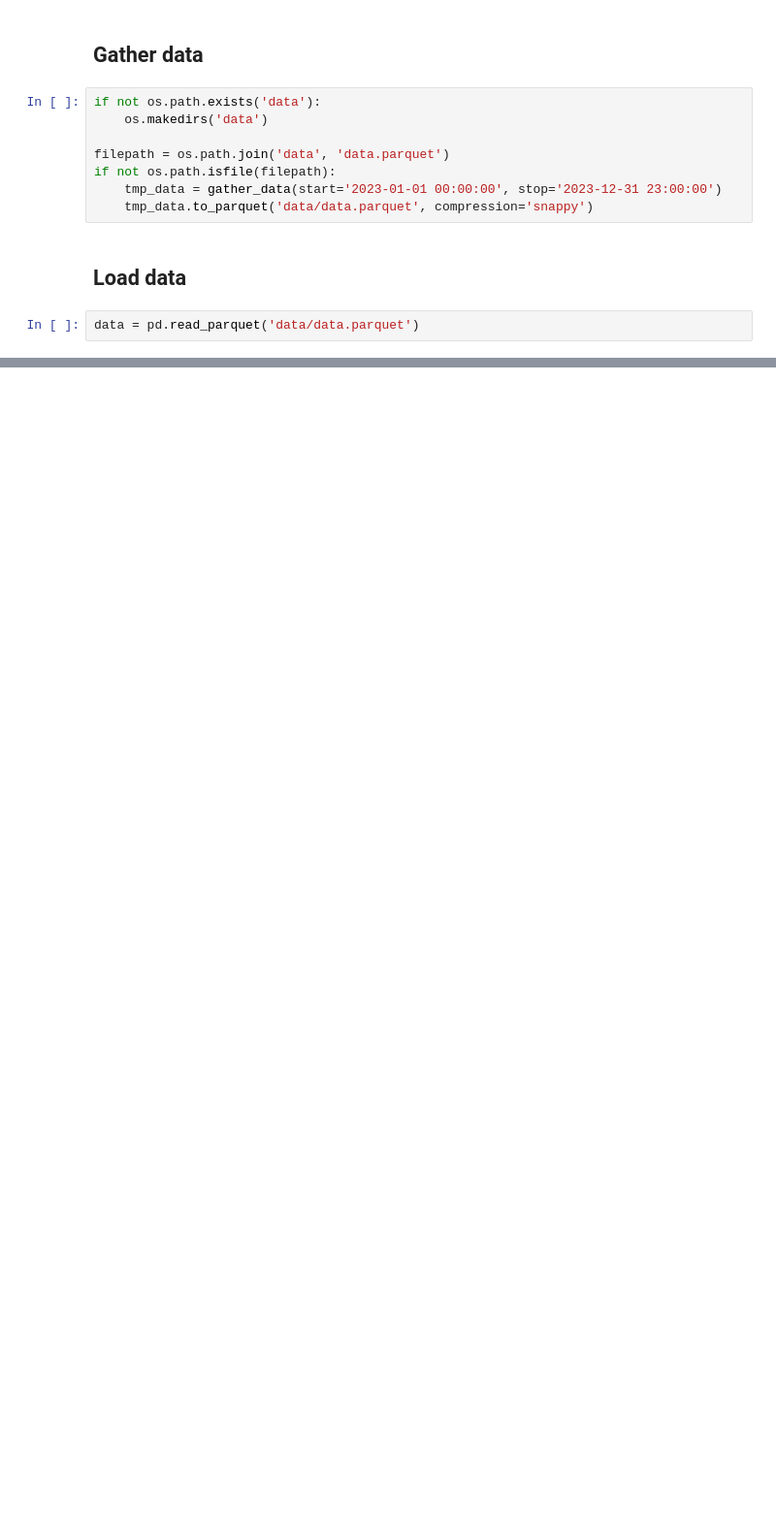
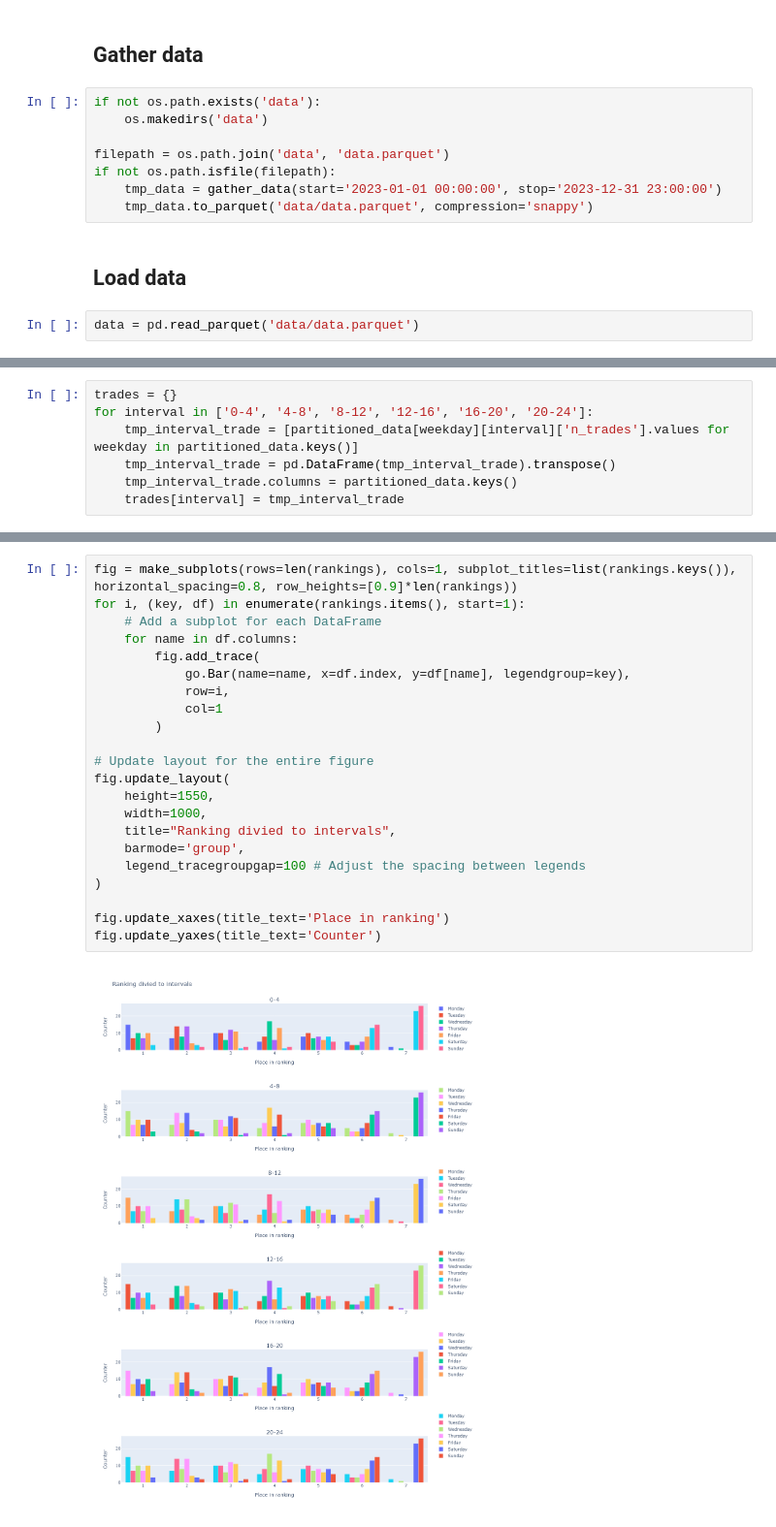
Before and after one commit to plebik/CryptoMagician, a Jupyter notebook: Untitled.ipynb, the cells around one changed output, grey strips where cells are left out. Shown: that part at 97% size. Cells and saved outputs as stored; diff of their text form; blank space fills up the shorter version.

Commit message:
ranking

```diff
--- a/Untitled.ipynb
+++ b/Untitled.ipynb
@@ -34,0 +43,7 @@ data
+# %%
+trades = {}
+for interval in ['0-4', '4-8', '8-12', '12-16', '16-20', '20-24']:
+    tmp_interval_trade = [partitioned_data[weekday][interval]['n_trades'].values for weekday in partitioned_data.keys()]
+    tmp_interval_trade = pd.DataFrame(tmp_interval_trade).transpose()
+    tmp_interval_trade.columns = partitioned_data.keys()
+    trades[interval] = tmp_interval_trade
@@ -34,0 +86,24 @@ data
+# %%
+fig = make_subplots(rows=len(rankings), cols=1, subplot_titles=list(rankings.keys()), horizontal_spacing=0.8, row_heights=[0.9]*len(rankings))
+for i, (key, df) in enumerate(rankings.items(), start=1):
+    # Add a subplot for each DataFrame
+    for name in df.columns:
+        fig.add_trace(
+            go.Bar(name=name, x=df.index, y=df[name], legendgroup=key),
+            row=i,
+            col=1
+        )
+
+# Update layout for the entire figure
+fig.update_layout(
+    height=1550,
+    width=1000,
+    title="Ranking divied to intervals",
+    barmode='group',
+    legend_tracegroupgap=100 # Adjust the spacing between legends
+)
+
+fig.update_xaxes(title_text='Place in ranking')
+fig.update_yaxes(title_text='Counter')
+# %% [output]
+[figure, added]
```
Also changed, not shown: parts of 6 cells of this notebook, 4 other files.
